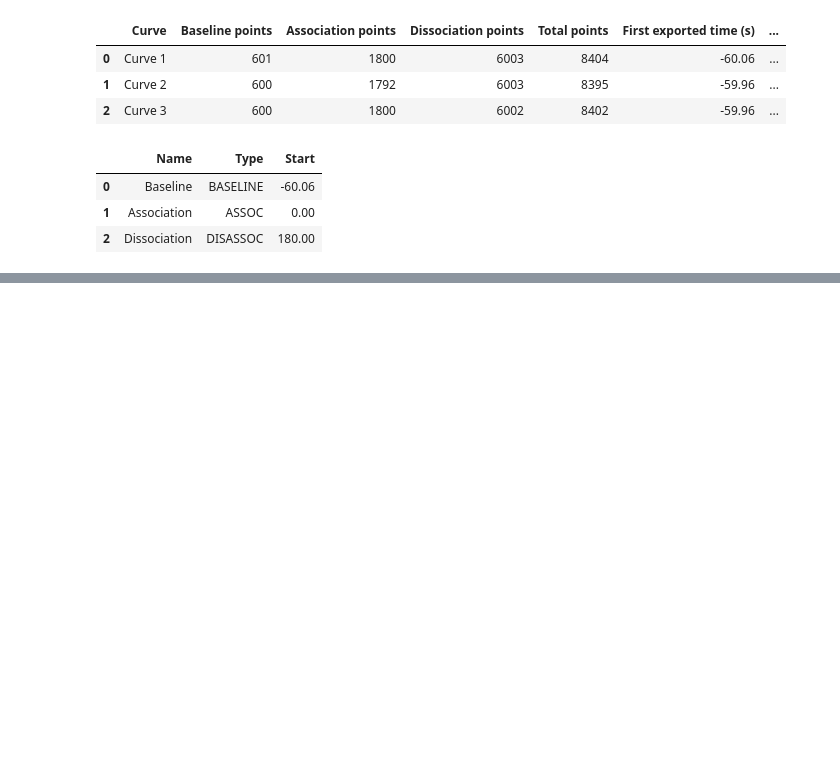
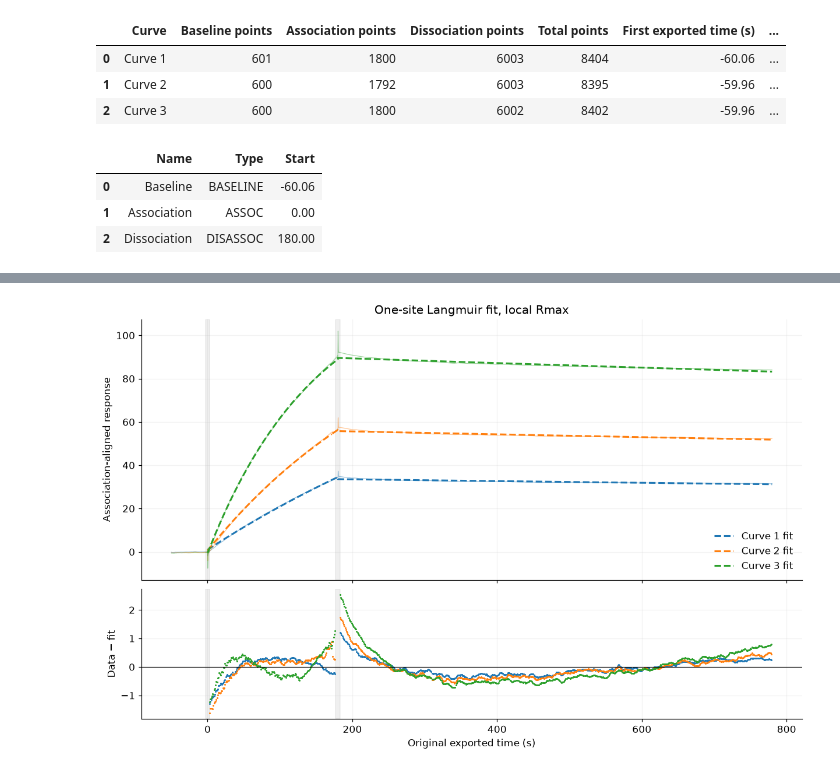
Before and after one commit to osvalB/pykingenie, a Jupyter notebook: notebooks/14_biacore_cycle_sample_import.ipynb, the cells around one changed output, grey strips where cells are left out. Saved outputs shown, nothing was run; the diff lists cells and outputs as text; code cells hidden in the pictures; blank space fills up the shorter version.

Commit message:
Keep only literature-comparable one-site SPR notebook fits

```diff
--- a/notebooks/14_biacore_cycle_sample_import.ipynb
+++ b/notebooks/14_biacore_cycle_sample_import.ipynb
@@ -440,0 +269,10 @@ controls and identifiability must support a kinetic interpretation.
+# %%
+from spr_fitting import fit_one_site, parameter_table, literature_comparison, plot_fit
+
+fit = fit_one_site(fit_experiment, fit_metadata)
+print(f"One-site model; local Rmax; {fit['n']} fitted observations; {fit['k']} parameters.")
+print(f"Fit RMSE: {fit['rmse']:.4g} RU")
+
+# Optional numerical export:
+# from spr_fitting import save_report
+# save_report(fit, "my_one_site_fit.json")
@@ -440,0 +287,5 @@ controls and identifiability must support a kinetic interpretation.
+# %%
+fig_fit = plot_fit(fit)
+plt.show()
+# %% [output]
+[figure, added]
```
Also changed, not shown: parts of 23 cells of this notebook, 16 other files.
